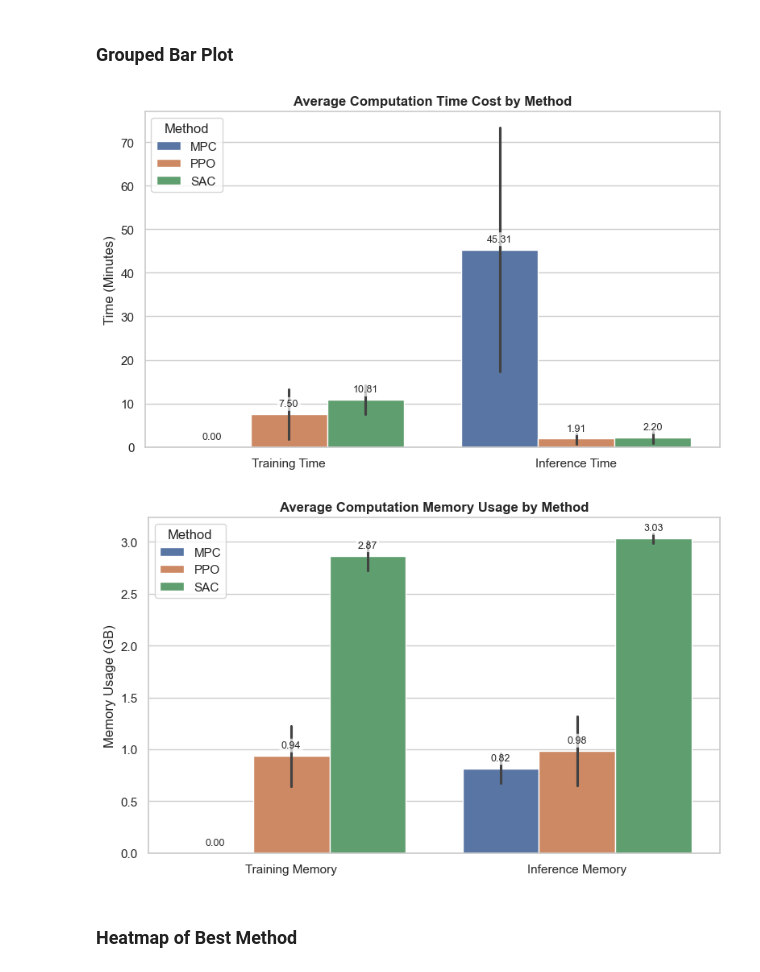
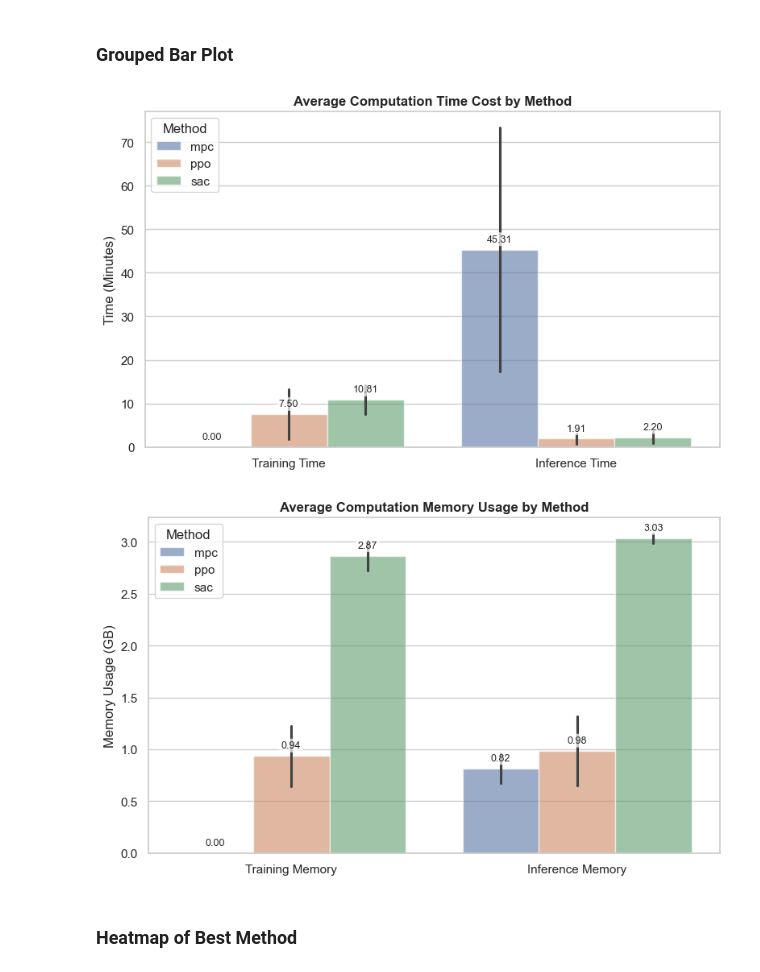
Before and after one commit to yijint/CityLearn_thesis, a Jupyter notebook: analysis.ipynb, the cells around one changed output. Saved outputs shown, nothing was run; the diff lists cells and outputs as text; code cells hidden in the pictures.

```diff
--- a/analysis.ipynb
+++ b/analysis.ipynb
@@ -568,11 +570,24 @@ plt.show()
 # %% [markdown]
 ### Grouped Bar Plot
 # %%
+# Replace underscores with space and capitalize for plotting
+df_bar = df_long.rename(columns={
+    'cost_function': 'Cost Function',
+    'method': 'Method',
+    'value': 'value'
+})
+df_bar['Cost Function'] = df_bar['Cost Function'].map({
+    'training_time': 'Training Time',
+    'inference_time': 'Inference Time',
+    'training_ram': 'Training Memory',
+    'inference_ram': 'Inference Memory'
+})
+
 # Subset for time-related cost functions
 df_time = df_bar[df_bar['Cost Function'].isin(['Training Time', 'Inference Time'])]
 
 plt.figure(figsize=(8, 5))
-ax = sns.barplot(data=df_time, x='Cost Function', y='value', hue='Method', errorbar='sd')
+ax = sns.barplot(data=df_time, x='Cost Function', y='value', hue='Method', errorbar='sd', alpha=ALPHA)
 
 # Annotate bar heights
 for container in ax.containers:
@@ -599,36 +614,36 @@ plt.show()
 
 # Subset for memory-related cost functions
 df_mem = df_bar[df_bar['Cost Function'].isin(['Training Memory', 'Inference Memory'])]
 
 plt.figure(figsize=(8, 5))
-ax = sns.barplot(data=df_mem, x='Cost Function', y='value', hue='Method', errorbar='sd')
+ax = sns.barplot(data=df_mem, x='Cost Function', y='value', hue='Method', errorbar='sd', alpha=ALPHA)
 
 # Annotate bar heights
 for container in ax.containers:
     for bar in container:
         height = bar.get_height()
         if not np.isnan(height):
             ax.annotate(
                 f'{height:.2f}',
                 xy=(bar.get_x() + bar.get_width() / 2, height),
                 xytext=(0, 5),
                 textcoords='offset points',
                 ha='center', va='bottom',
                 fontsize=9,
                 bbox=dict(boxstyle='round,pad=0.2', fc='white', alpha=0.7, edgecolor='none')
             )
 
 
 plt.title("Average Computation Memory Usage by Method", fontweight='bold')
 plt.ylabel("Memory Usage (GB)")
 plt.xlabel("")
 plt.xticks(rotation=0)
 plt.tight_layout()
 plt.legend(title="Method", loc='upper left')
 plt.show()
 # %% [output]
-[figure, old version]
+[figure, new version]
-[figure, old version]
+[figure, new version]
 # %% [markdown]
 ### Heatmap of Best Method
 # %%
```
Also changed, not shown: parts of 2 cells of this notebook, 4 other files.
